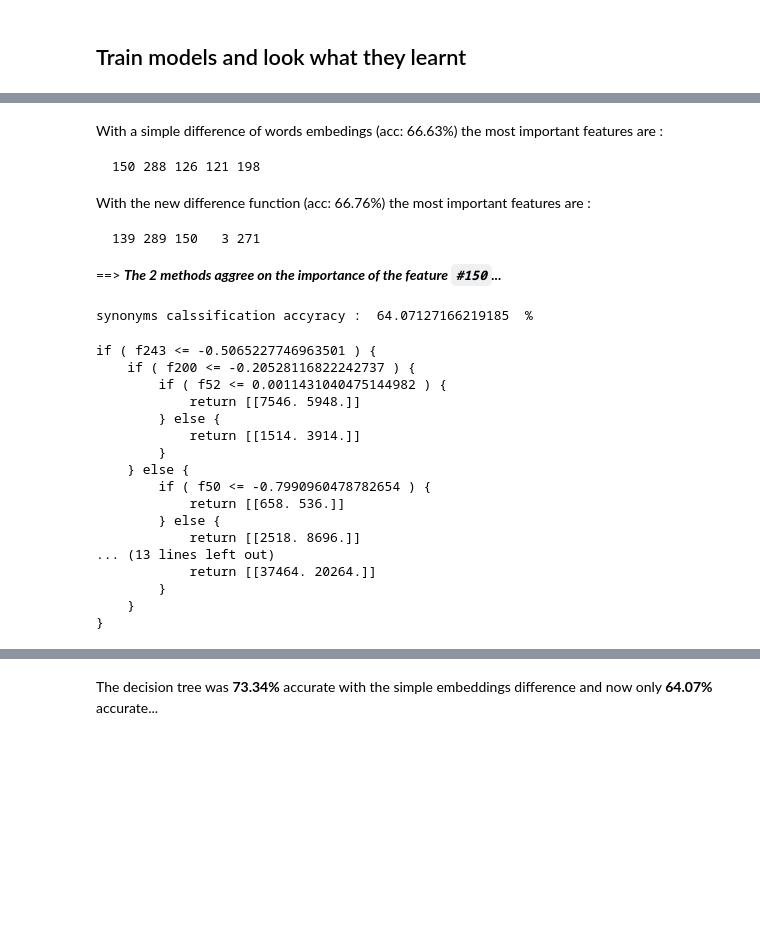
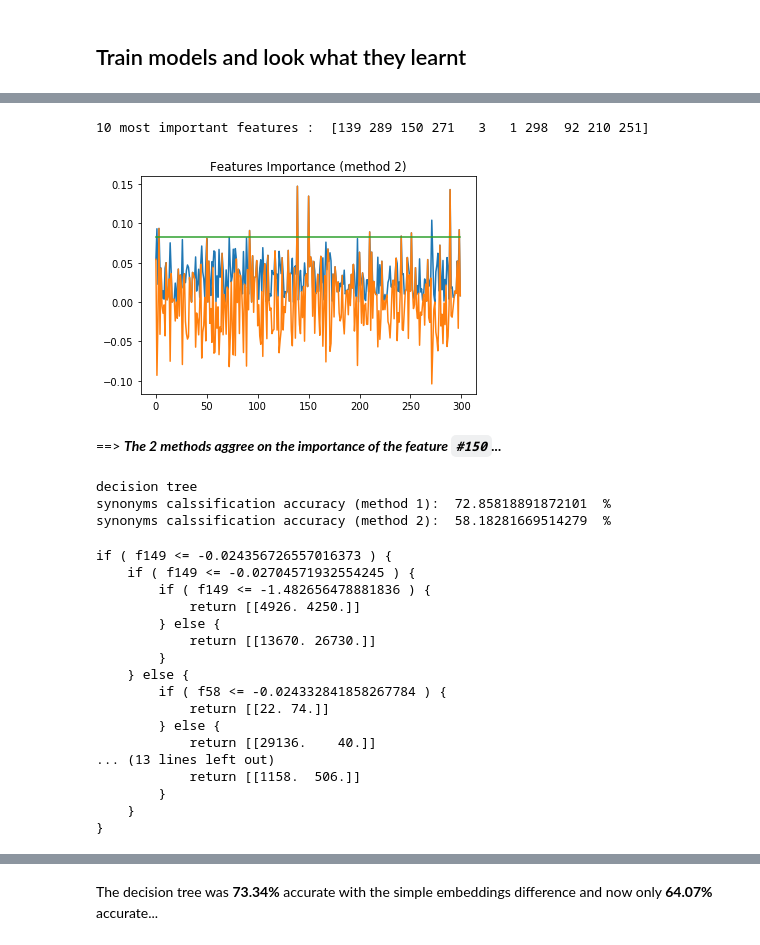
Before and after one commit to VieVie31/TAL_synonymy, a Jupyter notebook: exploring_feature_importance_for_synonymy_classification.ipynb, the cells around one changed output, grey strips where cells are left out. Saved outputs shown, nothing was run; the diff lists cells and outputs as text; code cells hidden in the pictures; blank space fills up the shorter version.

````diff
--- a/exploring_feature_importance_for_synonymy_classification.ipynb
+++ b/exploring_feature_importance_for_synonymy_classification.ipynb
@@ -364,22 +382,43 @@ synonyms calssification accyracy :  66.76836709787649  %
-# %% [markdown]
-With a simple difference of words embedings (acc: 66.63%) the most important features are :
-```
-150 288 126 121 198
-```
-With the new difference function (acc: 66.76%) the most important features are :
-```
-139 289 150   3 271
-```
-
-==> ___The 2 methods aggree on the importance of the feature `#150`...___
-# %%
-dt_clf = DecisionTreeClassifier(max_depth=3)
-dt_clf.fit(x_train, y_train)
-
-acc = (dt_clf.predict(x_test) == y_test).mean()
-print("synonyms calssification accyracy : ", acc * 100, " %")
-# %% [output]
-synonyms calssification accyracy :  64.07127166219185  %
+# %%
+coefs = logistic_regression_method_2.coef_[0]
+
+plt.title("Features Importance (method 2)")
+plt.plot(abs(coefs))
+plt.plot(coefs)
+
+print("10 most important features : ", abs(coefs).argsort()[::-1][:10])
+
+#set a threshold
+t = abs(coefs)
+t = t.mean() + t.std() * 2
+plt.plot([t] * len(coefs))
+
+plt.show()
+# %% [output]
+10 most important features :  [139 289 150 271   3   1 298  92 210 251]
+[figure, added]
+# %% [markdown]
+==> ___The 2 methods aggree on the importance of the feature `#150`...___
+# %%
+print("decision tree")
+
+#method 1
+dt_clf_method_1 = DecisionTreeClassifier(max_depth=3)
+dt_clf_method_1.fit(x_train_method_1, y_train_method_1)
+
+acc = (dt_clf_method_1.predict(x_test_method_1) == y_test_method_1).mean()
+print("synonyms calssification accuracy (method 1): ", acc * 100, " %")
+
+#method 2
+dt_clf_method_2 = DecisionTreeClassifier(max_depth=3)
+dt_clf_method_2.fit(x_train_method_2, y_train_method_2)
+
+acc = (dt_clf_method_2.predict(x_test_method_2) == y_test_method_2).mean()
+print("synonyms calssification accuracy (method 2): ", acc * 100, " %")
+# %% [output]
+decision tree
+synonyms calssification accuracy (method 1):  72.85818891872101  %
+synonyms calssification accuracy (method 2):  58.18281669514279  %
 # %%
 def print_decision_tree(tree, feature_names=None, offset_unit='    '):
     '''Plots textual representation of rules of a decision tree
@@ -411,22 +450,22 @@ def print_decision_tree(tree, feature_names=None, offset_unit='    '):
 
     recurse(left, right, threshold, features, 0,0)
 
-print_decision_tree(dt_clf)
+print_decision_tree(dt_clf_method_1)
 # %% [output]
-if ( f243 <= -0.5065227746963501 ) {
-    if ( f200 <= -0.20528116822242737 ) {
-        if ( f52 <= 0.0011431040475144982 ) {
-            return [[7546. 5948.]]
+if ( f149 <= -0.024356726557016373 ) {
+    if ( f149 <= -0.02704571932554245 ) {
+        if ( f149 <= -1.482656478881836 ) {
+            return [[4926. 4250.]]
         } else {
-            return [[1514. 3914.]]
+            return [[13670. 26730.]]
         }
     } else {
-        if ( f50 <= -0.7990960478782654 ) {
-            return [[658. 536.]]
+        if ( f58 <= -0.024332841858267784 ) {
+            return [[22. 74.]]
         } else {
-            return [[2518. 8696.]]
+            return [[29136.    40.]]
 ... (13 lines left out)
-            return [[37464. 20264.]]
+            return [[1158.  506.]]
         }
     }
 }
````
Also changed, not shown: parts of 10 cells of this notebook.
